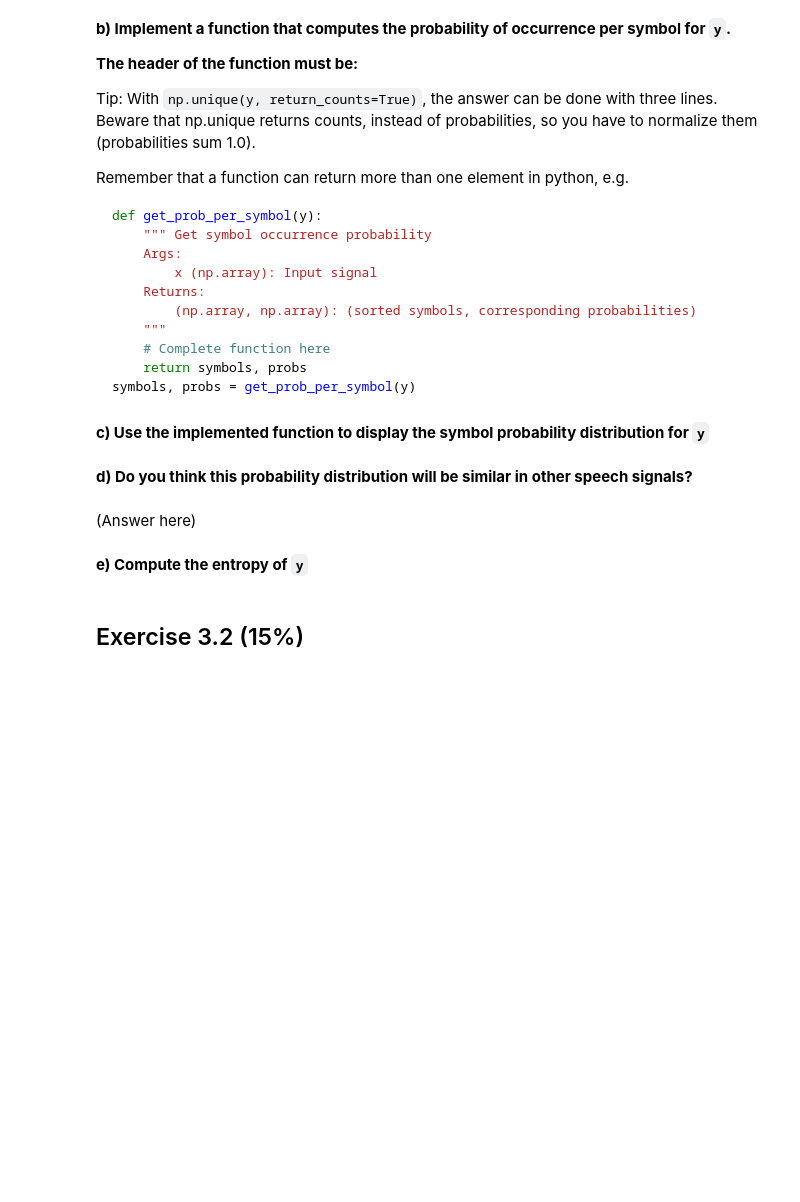
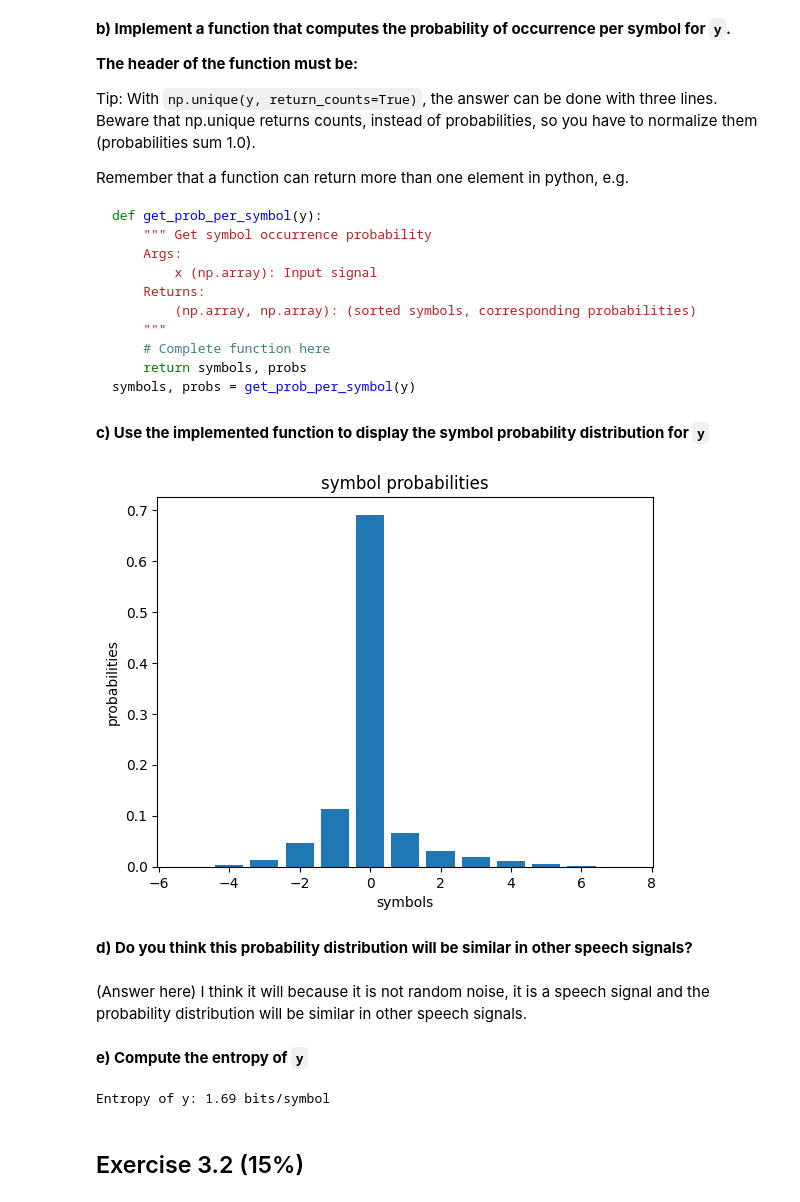
Before and after one commit to javiech1/SCAV, a Jupyter notebook: P1/Lab1_QuantizationAndEntropyCoding_2023.ipynb, the cells around one changed output. Saved outputs shown, nothing was run; the diff lists cells and outputs as text; code cells hidden in the pictures; blank space fills up the shorter version.

````diff
--- a/P1/Lab1_QuantizationAndEntropyCoding_2023.ipynb
+++ b/P1/Lab1_QuantizationAndEntropyCoding_2023.ipynb
@@ -519,3 +521,6 @@ y = quantize(x, bits_per_sample)
 ```
 
 Please, do not spend time dealing with it.
+# %%
+bits_per_sample = 4
+y = quantize(x, bits_per_sample)
@@ -540,14 +547,50 @@ def get_prob_per_symbol(y):
     return symbols, probs
 symbols, probs = get_prob_per_symbol(y)
 ```
+# %%
+def get_prob_per_symbol(y):
+    """Get symbol ocurrence probability
+    Args:
+        y (np.array): Array of symbols
+    Returns:
+        (np.array, np.array): (sorted symbols, corresponding probs))
+    """
+    # total symbols
+    total_symbols = len(y)
+    # find unique symbols and their counts
+    symbols, counts = np.unique(y, return_counts=True)
+    # find probs
+    probs = counts / total_symbols
+
+    # sort symbols and probs
+    sorted_idx = np.argsort(probs)[::-1]
+    symbols = symbols[sorted_idx]
+    probs = probs[sorted_idx]
+
+    return symbols, probs
 # %% [markdown]
 **c) Use the implemented function to display the symbol probability distribution for `y`**
+# %%
+y_symbols, y_probs = get_prob_per_symbol(y)
+plt.bar(y_symbols, y_probs)
+plt.xlabel("symbols")
+plt.ylabel("probabilities")
+plt.title("symbol probabilities")
+plt.show()
+# %% [output]
+[figure, added]
 # %% [markdown]
 **d) Do you think this probability distribution will be similar in other speech signals?**
-# %% [markdown]
-(Answer here)
+# %% [markdown]
+(Answer here)
+I think it will because it is not random noise, it is a speech signal and the probability distribution will be similar in other speech signals.
 # %% [markdown]
 **e) Compute the entropy of `y`**
+# %%
+y_entropy = calculate_entropy(y_probs)
+print("Entropy of y: {0:.2f} bits/symbol".format(y_entropy))
+# %% [output]
+Entropy of y: 1.69 bits/symbol
 # %% [markdown]
 ## Exercise 3.2 (15%)
 # %% [markdown]
````
Also changed, not shown: parts of 16 cells of this notebook.
